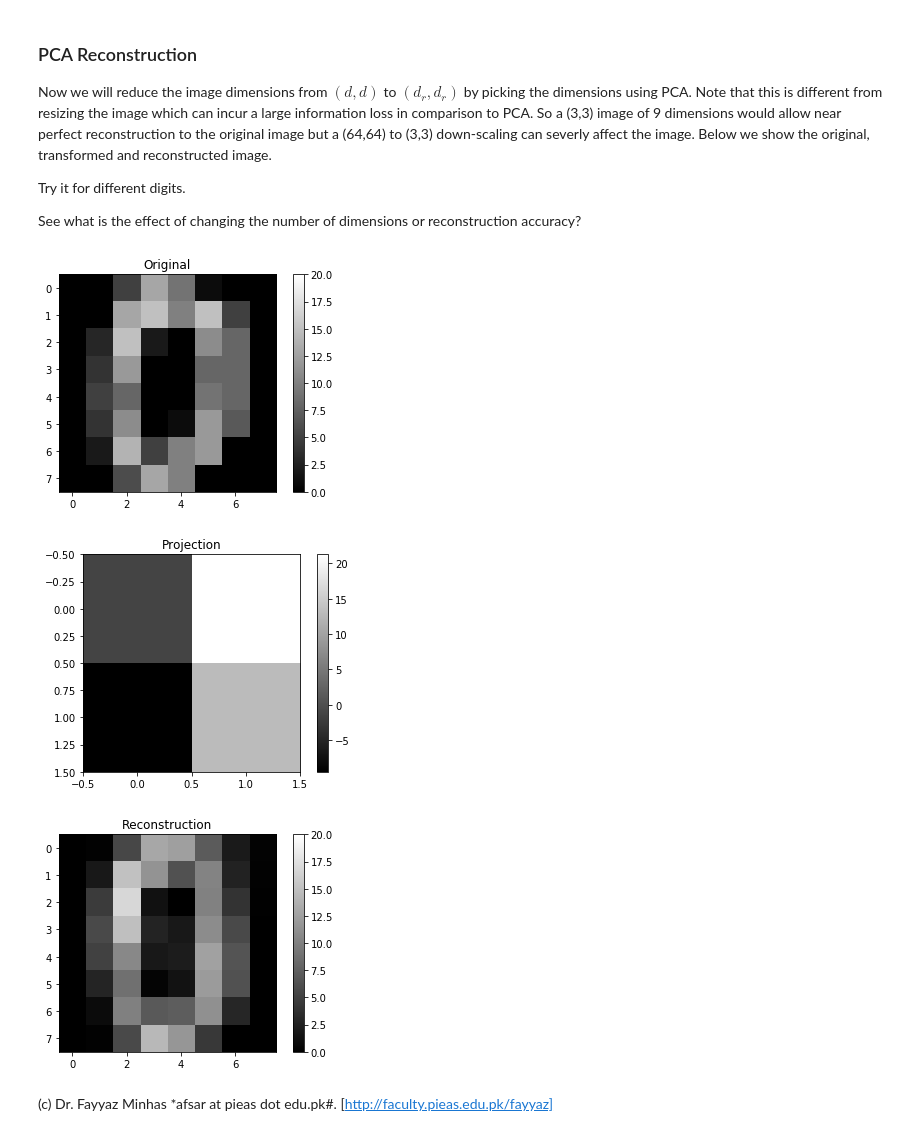
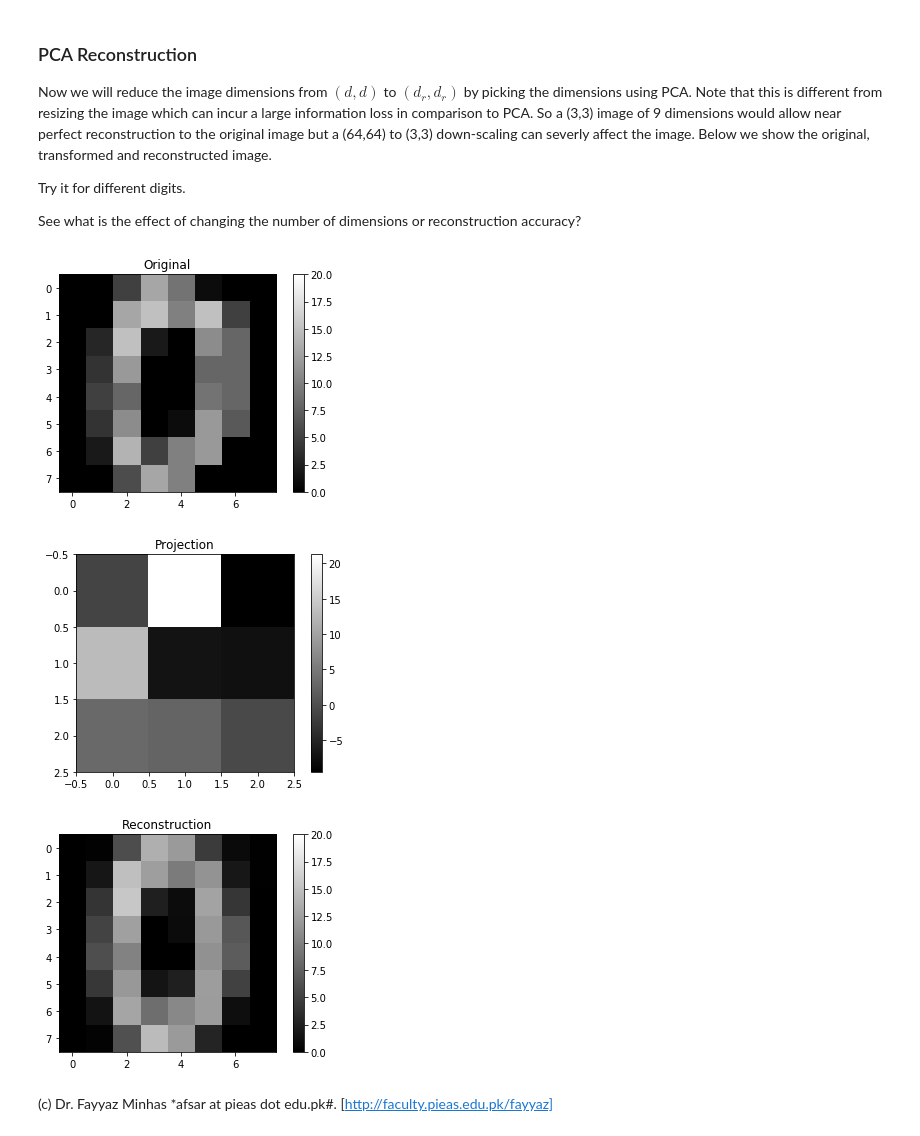
Before and after one commit to foxtrotmike/PCA-Tutorial, a Jupyter notebook: pca.ipynb, the cells around one changed output. Drawn from its saved outputs; the diff is of its cells as text; code cells hidden in the pictures.

```diff
--- a/pca.ipynb
+++ b/pca.ipynb
@@ -367,16 +368,16 @@ Try it for different digits.
 
 See what is the effect of changing the number of dimensions or reconstruction accuracy?
 # %%
-dr = 2
+dr = 3
 pca = PCA(n_components=dr*dr)
 components = pca.fit_transform(digits.data)
 reconstruction = pca.inverse_transform(components)
 plt.imshow(digits.data[0,:].reshape(8,8),cmap='gray',vmin=0,vmax=20); plt.title('Original'); plt.colorbar(); plt.show()
 plt.imshow(components[0,:].reshape(dr,dr),cmap='gray'); plt.title('Projection'); plt.colorbar(); plt.show()
 plt.imshow(reconstruction[0,:].reshape(8,8),cmap='gray',vmin=0,vmax=20); plt.title('Reconstruction'); plt.colorbar(); plt.show()
 # %% [output]
 [figure]
-[figure, old version]
+[figure, new version]
-[figure, old version]
+[figure, new version]
 # %% [markdown]
 (c) Dr. Fayyaz Minhas *afsar at pieas dot edu.pk#. [http://faculty.pieas.edu.pk/fayyaz]
```
Also changed, not shown: parts of 3 cells of this notebook, 1 other file.
